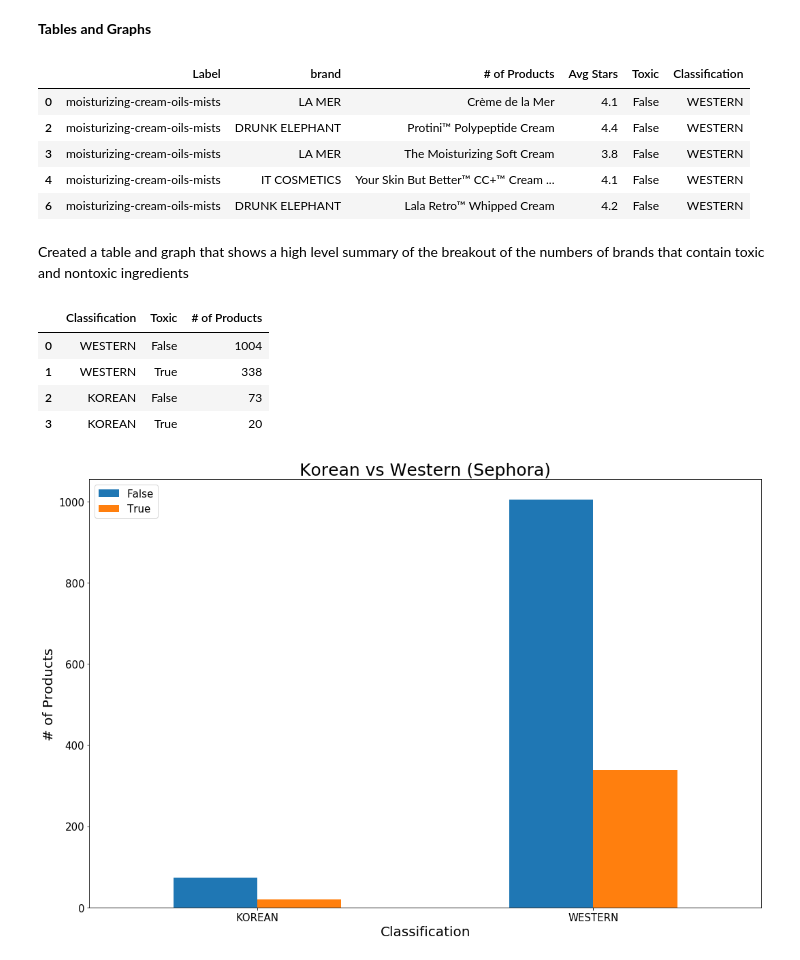
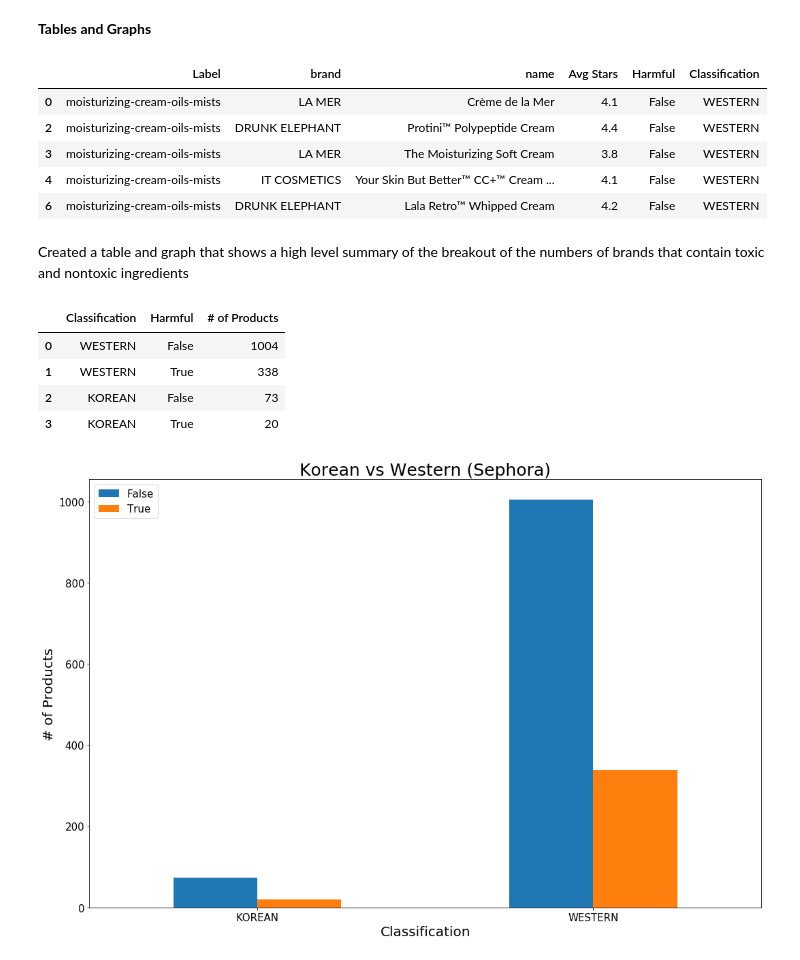
Before and after one commit to nicleong27/EastvsWest_Beauty, a Jupyter notebook: Sephora_Data_Checks.ipynb, the cells around one changed output. Cells and saved outputs as stored; diff of their text form; code cells hidden in the pictures.

```diff
--- a/Sephora_Data_Checks.ipynb
+++ b/Sephora_Data_Checks.ipynb
@@ -108,13 +108,13 @@ See the caveats in the documentation: http://pandas.pydata.org/pandas-docs/stabl
 # %%
 #create table with population of concern
 sephora_df = df2[['Label', 'brand', 'name', 'rank', 'Chem?', 'Classification']]
-sephora_df = sephora_df.rename(columns={'name':'# of Products', 'Chem?': 'Toxic', 'rank': 'Avg Stars'})
+sephora_df = sephora_df.rename(columns={'Chem?': 'Harmful', 'rank': 'Avg Stars'})
 
 #create df that does not contain Japanese products
 sephora_df_comp = sephora_df[sephora_df['Classification'] != 'JAPANESE']
 sephora_df_comp.head()
 # %% [output]
-|  | Label | brand | # of Products | Avg Stars | Toxic | Classification |
+|  | Label | brand | name | Avg Stars | Harmful | Classification |
 | 0 | moisturizing-cream-oils-mists | LA MER | Crème de la Mer | 4.1 | False | WESTERN |
 | 2 | moisturizing-cream-oils-mists | DRUNK ELEPHANT | Protini™ Polypeptide Cream | 4.4 | False | WESTERN |
 | 3 | moisturizing-cream-oils-mists | LA MER | The Moisturizing Soft Cream | 3.8 | False | WESTERN |
@@ -124,14 +124,15 @@ sephora_df_comp.head()
 Created a table and graph that shows a high level summary of the breakout of the numbers of brands that contain toxic and nontoxic ingredients
 # %%
 #group by Classification, Chem and count products
-groups = sephora_df_comp.groupby(['Classification', 'Toxic']).nunique('name')
+groups = sephora_df_comp.groupby(['Classification', 'Harmful']).nunique('name')
 sephora_df_comp = groups
 
-sephora_df_count = sephora_df_comp[['# of Products']]
-sephora_df_count = sephora_df_count.sort_values(by=['# of Products'], ascending=False)
+sephora_df_count = sephora_df_comp[['name']]
+sephora_df_count = sephora_df_count.sort_values(by=['name'], ascending=False)
+sephora_df_count = sephora_df_count.rename(columns={'name': '# of Products'})
 sephora_df_count.reset_index()
 # %% [output]
-|  | Classification | Toxic | # of Products |
+|  | Classification | Harmful | # of Products |
 | 0 | WESTERN | False | 1004 |
 | 1 | WESTERN | True | 338 |
 | 2 | KOREAN | False | 73 |
```
Also changed, not shown: parts of 17 cells of this notebook.
